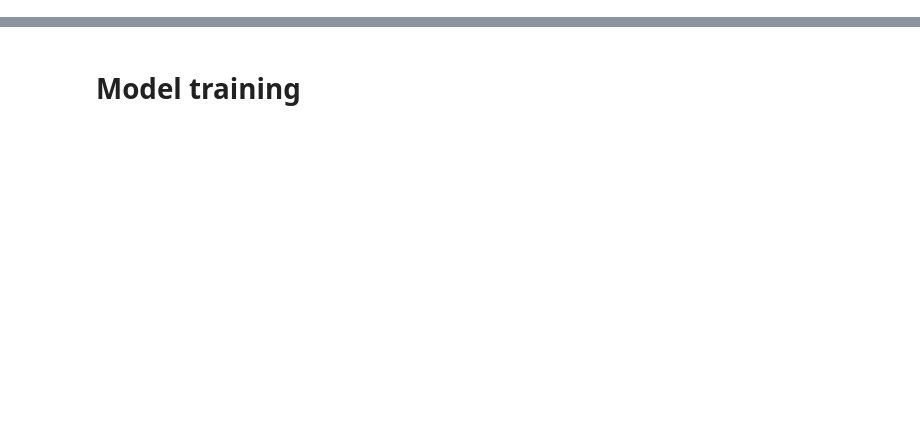
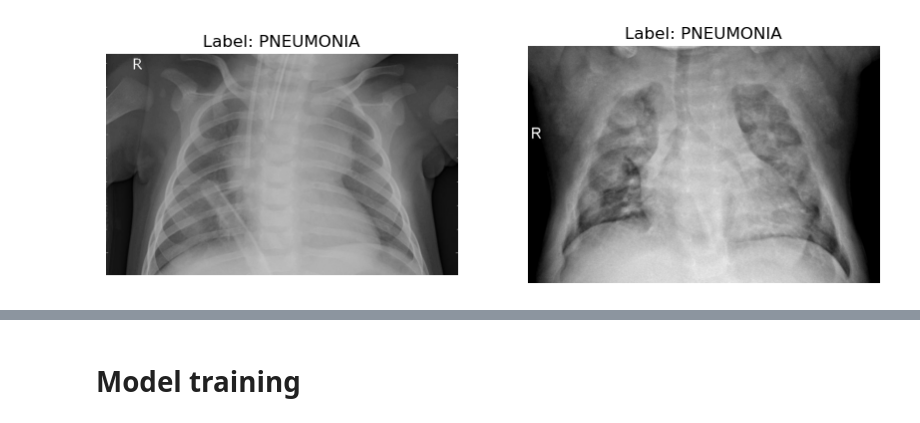
Before and after one commit to RamonWinkler/Pneumonia_detection_with_CNN, a Jupyter notebook: Pneumonia_Detection_with_CNN.ipynb, the cells around one changed output, grey strips where cells are left out. Cells and saved outputs as stored; diff of their text form; code cells hidden in the pictures; blank space fills up the shorter version.

```diff
--- a/Pneumonia_Detection_with_CNN.ipynb
+++ b/Pneumonia_Detection_with_CNN.ipynb
@@ -102,0 +107,19 @@ plt.show()
+# %%
+# Pneumonia case
+import matplotlib.pyplot as plt
+
+# Select two example images
+example_pneumonia = train_df[train_df["label"] == "PNEUMONIA"].sample(2, random_state=42)
+
+# Plot images
+fig, axes = plt.subplots(1, 2, figsize=(10, 5))
+
+for ax, (_, row) in zip(axes, example_pneumonia.iterrows()):
+    img = cv2.imread(row["image_path"], cv2.IMREAD_GRAYSCALE)  # Read image in grayscale
+    ax.imshow(img, cmap="gray")
+    ax.set_title(f"Label: {row['label']}")
+    ax.axis("off")
+
+plt.show()
+# %% [output]
+[figure, added]
```
Also changed, not shown: parts of 17 cells of this notebook.
